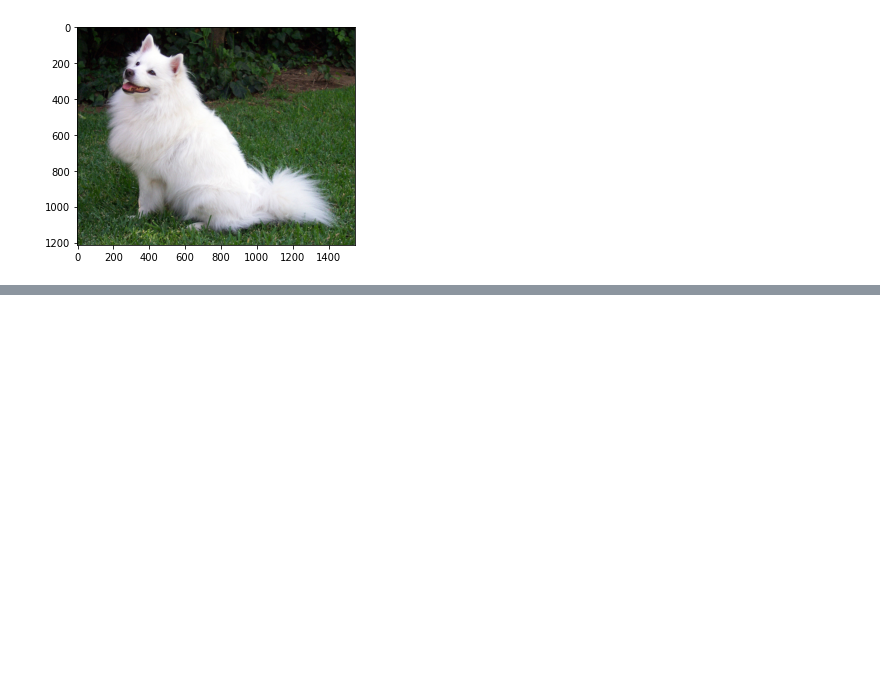
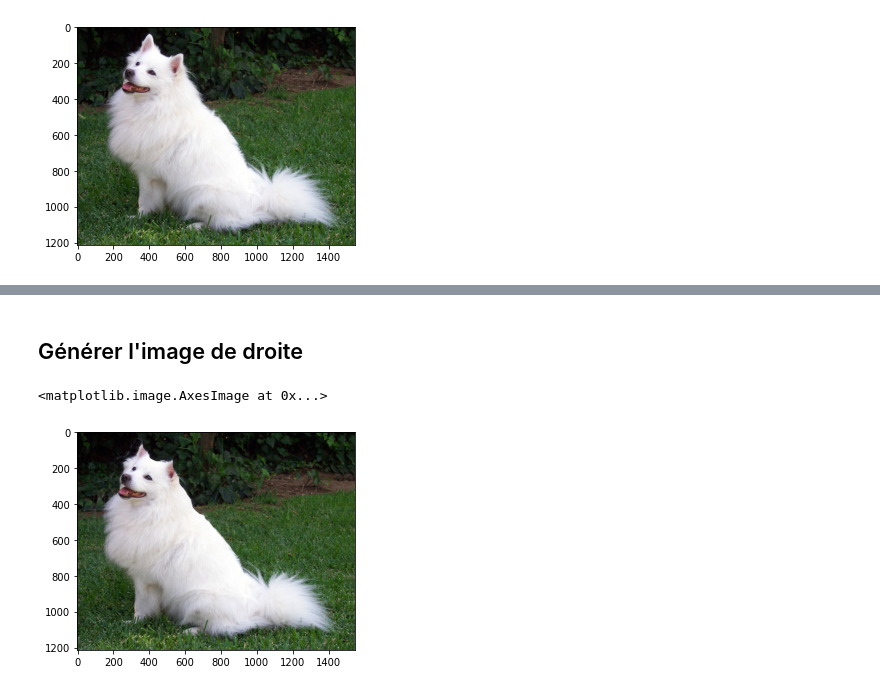
Before and after one commit to Lyspal/MCS-IFT6145-Final-project-Mono, a Jupyter notebook: generate_training_pairs.ipynb, the cells around one changed output, grey strips where cells are left out. Cells and saved outputs as stored; diff of their text form; code cells hidden in the pictures; blank space fills up the shorter version.

Commit message:
Working right view generation

```diff
--- a/generate_training_pairs.ipynb
+++ b/generate_training_pairs.ipynb
@@ -82,0 +127,23 @@ plt.imshow(output)
+# %% [markdown]
+## Générer l'image de droite
+# %%
+def generate_right_view(img, disp_map, d_max):
+  disp_map = disp_map.astype(int)
+  # img_r = np.zeros_like(img)
+  img_r = img.copy()   # For interpolation
+  for p_i in range(img.shape[0]):
+    for p_j in range(img.shape[1]):
+      # Forward warp
+      new_p_j = p_j - disp_map[p_i, p_j]
+      if new_p_j > 0:
+        img_r[p_i, new_p_j] = img[p_i, p_j]
+        # Interpolate
+        img_r[p_i, p_j] = img[p_i, p_j]
+  return img_r
+
+img_r = generate_right_view(img, D_tilde, d_max)
+
+plt.imshow(img_r)
+# %% [output]
+<matplotlib.image.AxesImage at 0x...>
+[figure, added]
```
Also changed, not shown: parts of 12 cells of this notebook, 2 other files.
